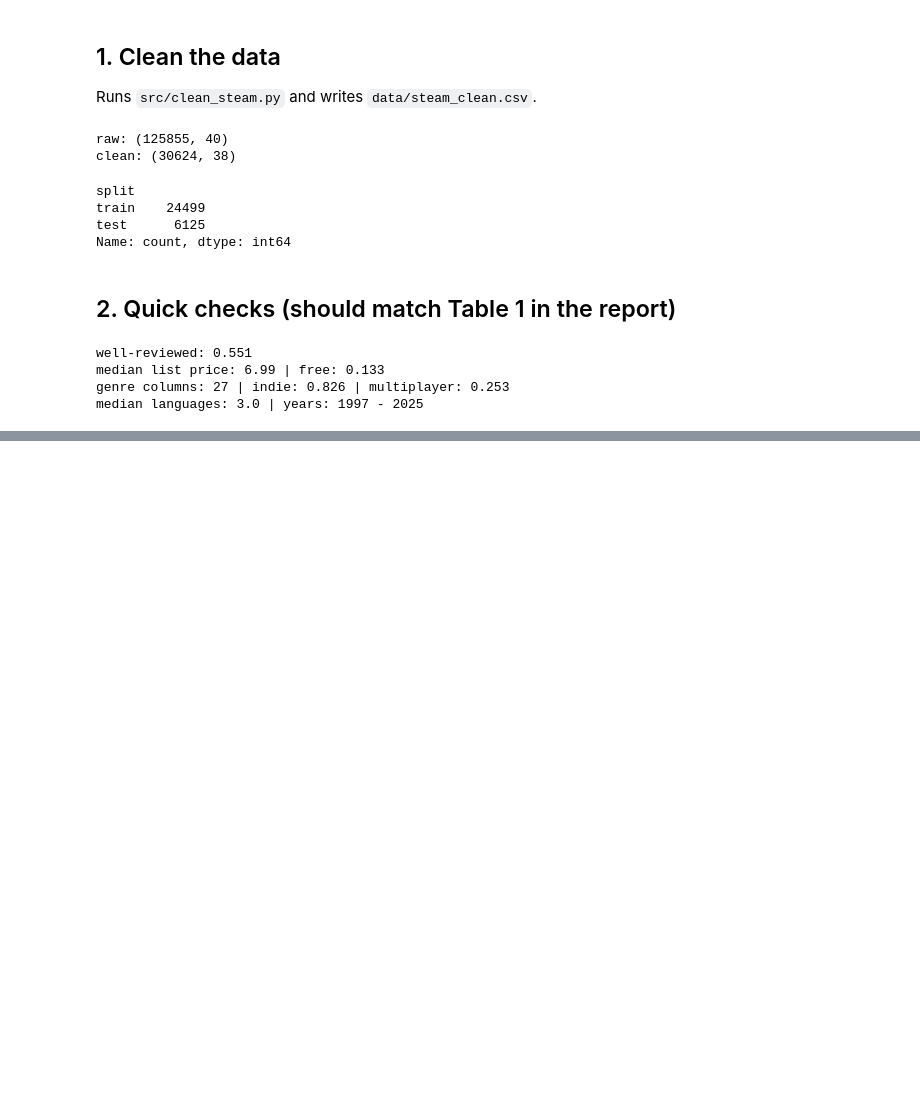
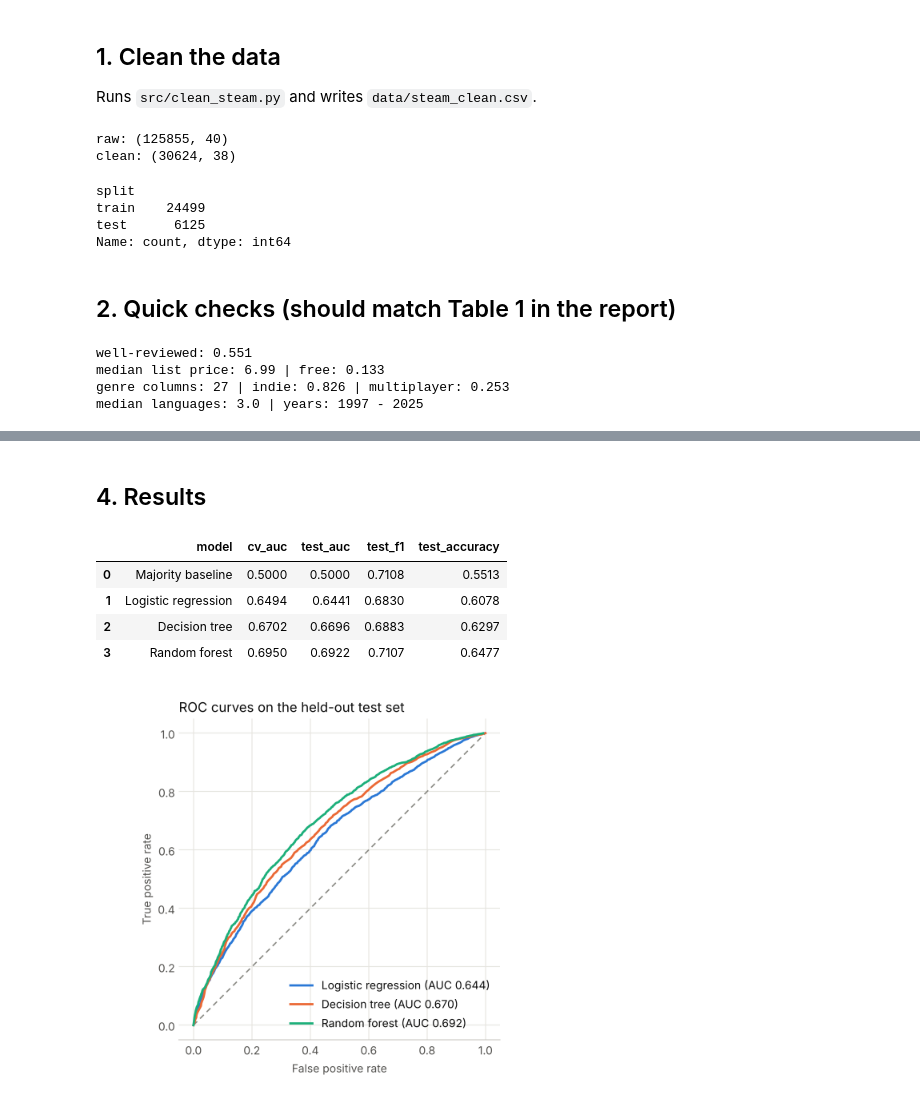
Before and after one commit to kaitopowell/STA4724_steam, a Jupyter notebook: notebooks/analysis.ipynb, the cells around one changed output, grey strips where cells are left out. Saved outputs shown, nothing was run; the diff lists cells and outputs as text; code cells hidden in the pictures; blank space fills up the shorter version.

Commit message:
Add models, results, and Streamlit app

```diff
--- a/notebooks/analysis.ipynb
+++ b/notebooks/analysis.ipynb
@@ -44,0 +59,14 @@ _Next step: fit logistic regression, decision tree and random forest on `split =
+# %% [markdown]
+## 4. Results
+# %%
+import pandas as pd
+from IPython.display import Image, display
+display(pd.read_csv('results/metrics.csv').drop(columns='best_params'))
+display(Image('figures/roc.png', width=480))
+# %% [output]
+|  | model | cv_auc | test_auc | test_f1 | test_accuracy |
+| 0 | Majority baseline | 0.5000 | 0.5000 | 0.7108 | 0.5513 |
+| 1 | Logistic regression | 0.6494 | 0.6441 | 0.6830 | 0.6078 |
+| 2 | Decision tree | 0.6702 | 0.6696 | 0.6883 | 0.6297 |
+| 3 | Random forest | 0.6950 | 0.6922 | 0.7107 | 0.6477 |
+[figure, added]
```
Also changed, not shown: parts of 5 cells of this notebook, 14 other files.
